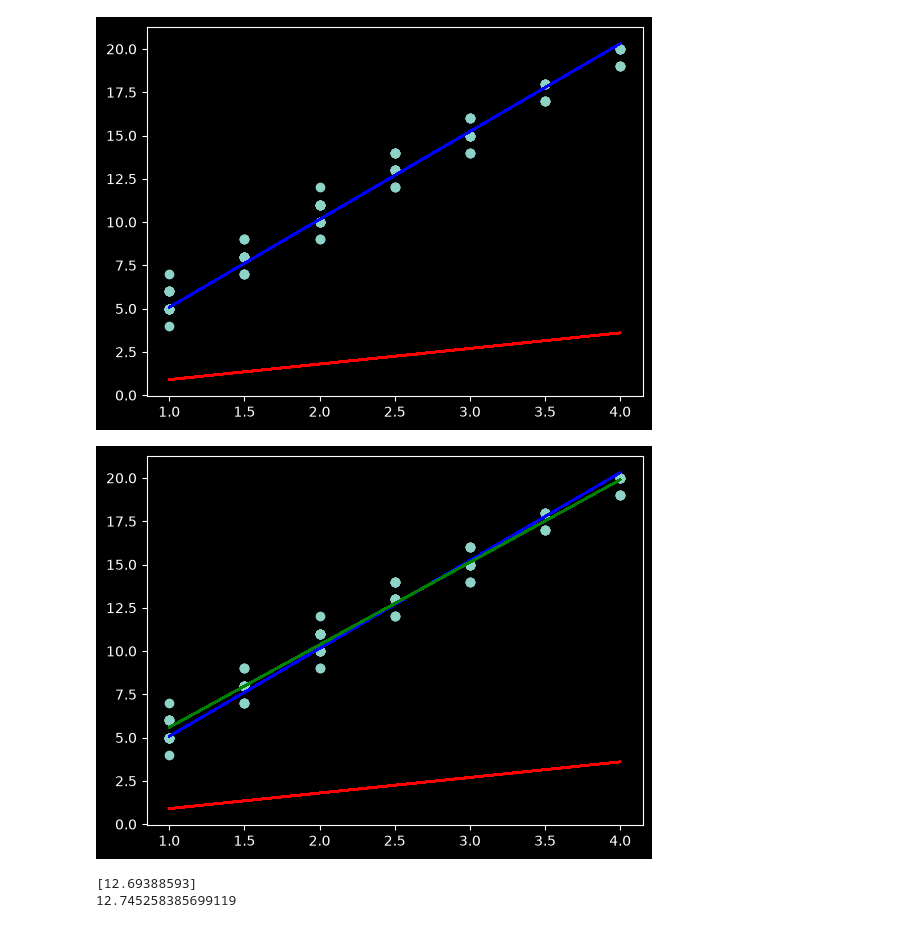
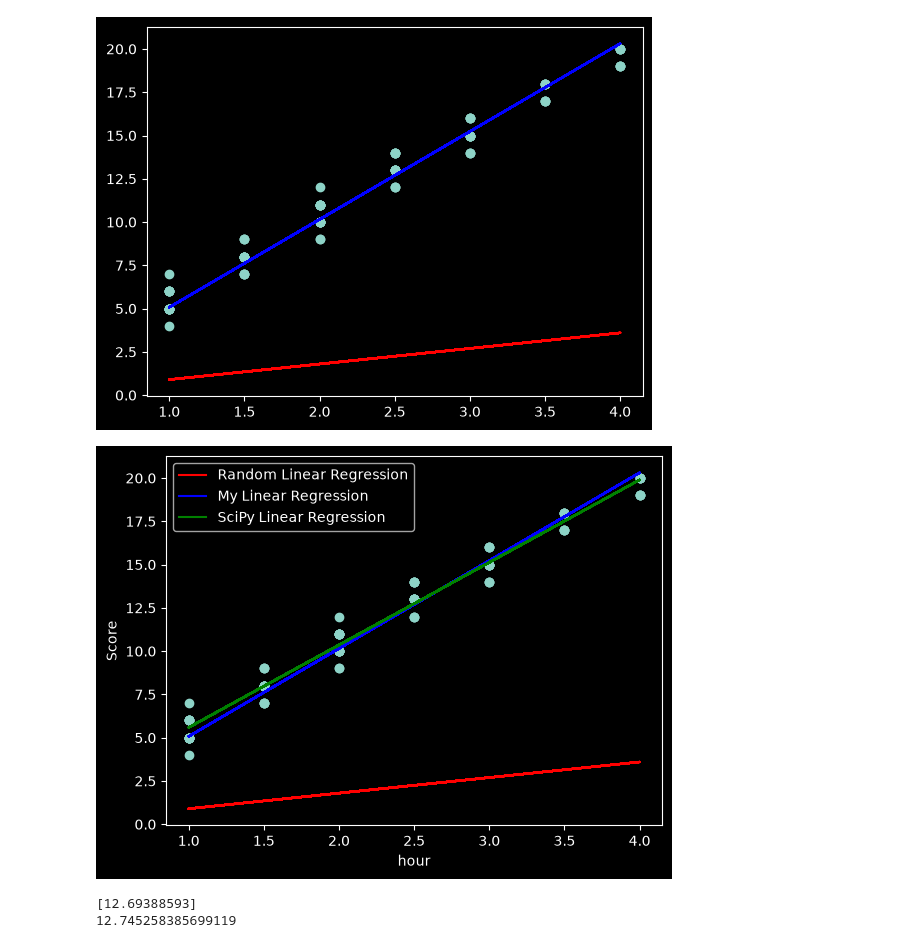
Before and after one commit to SajjadSaljoughi/MachineLearning, a Jupyter notebook: Student Performance/main.ipynb, the cells around one changed output. Cells and saved outputs as stored; diff of their text form; code cells hidden in the pictures.

```diff
--- a/Student Performance/main.ipynb
+++ b/Student Performance/main.ipynb
@@ -56,13 +56,17 @@ plt.show()
 # %%
 #scipy
 slope, intercept, r_value, p_value, std_err = stats.linregress(X_train, Y_train)
 plt.scatter(X_train,Y_train)
-plt.plot(X_train,0.9 * X_train,color='red')
-plt.plot(X_train,a * X_train,color='blue')
-plt.plot(X_train,slope * X_train + intercept,color='green')
+plt.plot(X_train,0.9 * X_train,color='red',label='Random Linear Regression')
+plt.plot(X_train,a * X_train,color='blue',label='My Linear Regression')
+plt.plot(X_train,slope * X_train + intercept,color='green',label='SciPy Linear Regression')
+plt.xlabel('hour')
+plt.ylabel('Score')
+plt.legend(loc='upper left')
+plt.savefig("output/lls.png")
 plt.show()
 # %% [output]
-[figure, old version]
+[figure, new version]
 # %%
 new_hour = 2.5
 my_pred = lls.predict(new_hour)
```
Also changed, not shown: 55 other files.
